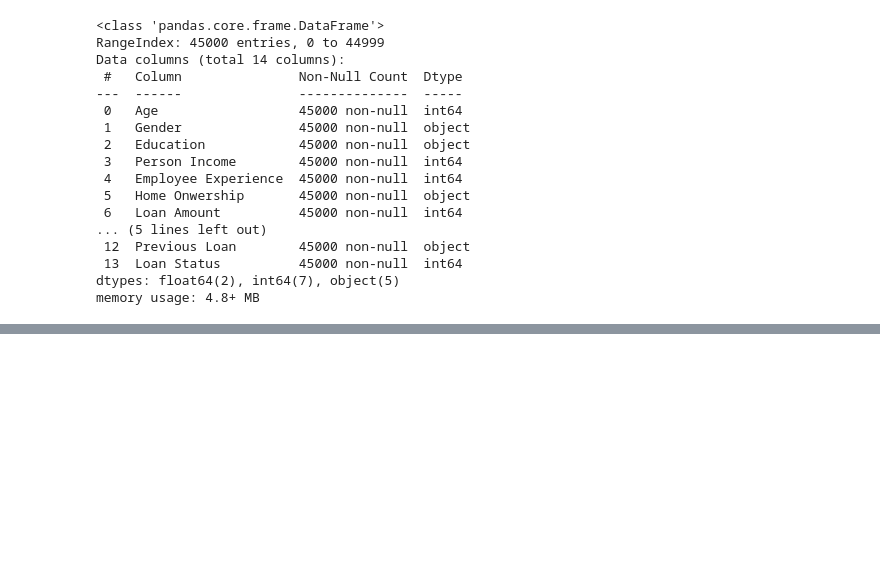
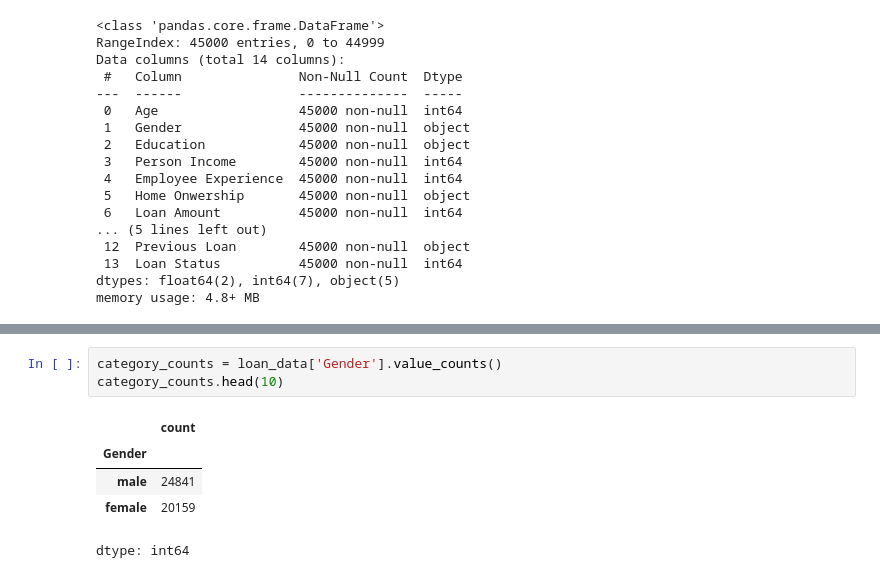
Before and after one commit to ndibo/Loan-Approval-Prediction, a Jupyter notebook: Loan_Approval.ipynb, the cells around one changed output, grey strips where cells are left out. Cells and saved outputs as stored; diff of their text form; blank space fills up the shorter version.

```diff
--- a/Loan_Approval.ipynb
+++ b/Loan_Approval.ipynb
@@ -53,0 +74,9 @@ memory usage: 4.8+ MB
+# %%
+category_counts = loan_data['Gender'].value_counts()
+category_counts.head(10)
+# %% [output]
+|  | count |
+| Gender |  |
+| male | 24841 |
+| female | 20159 |
+dtype: int64
```
Also changed, not shown: parts of 3 cells of this notebook.
